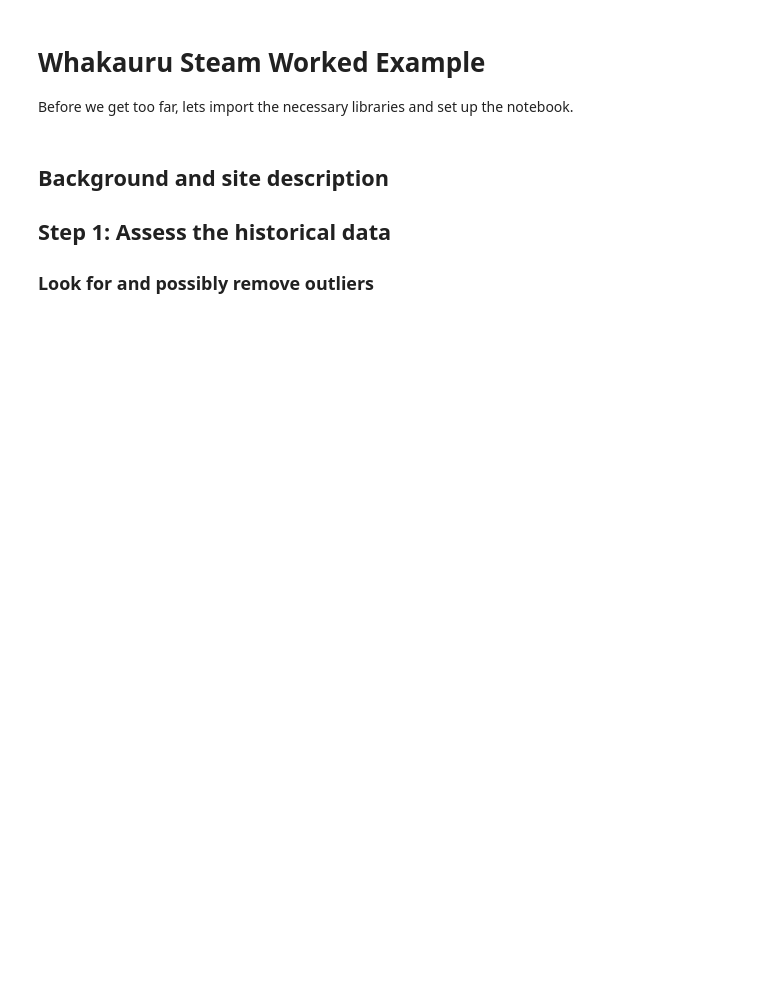
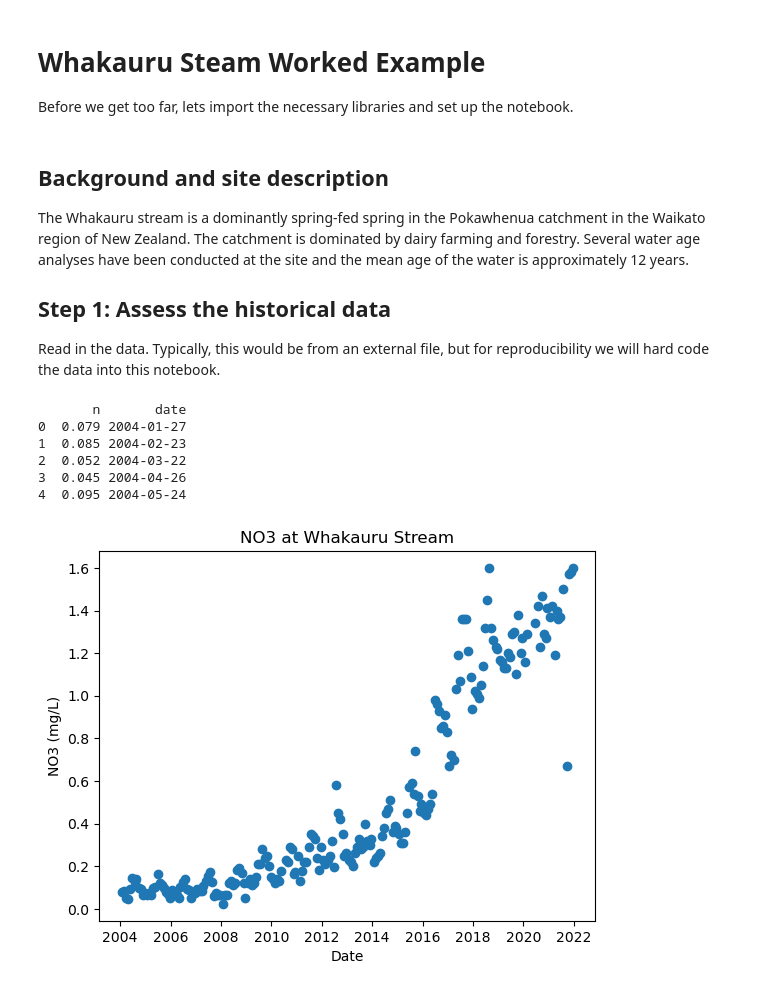
Before and after one commit to Komanawa-Solutions-Ltd/gw_detect_power-worked-examples, a Jupyter notebook: Whakauru_Stream_Worked_example.ipynb, the cells around one changed output. Saved outputs shown, nothing was run; the diff lists cells and outputs as text; code cells hidden in the pictures; blank space fills up the shorter version.

Commit message:
finish Whakauru_Stream_Worked_example.ipynb

```diff
--- a/Whakauru_Stream_Worked_example.ipynb
+++ b/Whakauru_Stream_Worked_example.ipynb
@@ -6,6 +15,84 @@ Before we get too far, lets import the necessary libraries and set up the notebo
 
 ## Background and site description
 
+The Whakauru stream is a dominantly spring-fed spring in the Pokawhenua catchment in the Waikato region of New Zealand.  The catchment is dominated by dairy farming and forestry.  Several water age analyses have been conducted at the site and the mean age of the water is approximately 12 years.
+
+
 ## Step 1: Assess the historical data
 
-### Look for and possibly remove outliers
+Read in the data.  Typically, this would be from an external file, but for reproducibility we will hard code the data into this notebook.
+# %%
+raw_n_vals = np.array([0.079, 0.085, 0.052, 0.045, 0.095, 0.143, 0.125, 0.141, 0.098,
+                       0.091, 0.065, 0.072, 0.064, 0.072, 0.065, 0.1, 0.103, 0.164,
+                       0.123, 0.113, 0.099, 0.079, 0.068, 0.053, 0.087, 0.07, 0.065,
+                       0.05, 0.101, 0.127, 0.14, 0.094, 0.086, 0.051, 0.079, 0.072,
+                       0.094, 0.082, 0.084, 0.105, 0.13, 0.153, 0.174, 0.128, 0.061,
+                       0.075, 0.066, 0.067, 0.023, 0.066, 0.064, 0.12, 0.13, 0.11,
+                       0.12, 0.18, 0.19, 0.17, 0.12, 0.051, 0.12, 0.14, 0.11,
+                       0.12, 0.15, 0.21, 0.21, 0.28, 0.24, 0.25, 0.2, 0.15,
+                       0.14, 0.12, 0.14, 0.132, 0.176, 0.23, 0.22, 0.29, 0.28,
+                       0.164, 0.171, 0.25, 0.131, 0.178, 0.22, 0.22, 0.29, 0.35,
+                       0.34, 0.33, 0.24, 0.183, 0.29, 0.23, 0.21, 0.23, 0.25,
+                       0.32, 0.197, 0.58, 0.45, 0.42, 0.35, 0.25, 0.26, 0.23,
+                       0.22, 0.2, 0.26, 0.29, 0.33, 0.28, 0.29, 0.4, 0.32,
+                       0.3, 0.33, 0.22, 0.24, 0.25, 0.26, 0.34, 0.38, 0.45,
+                       0.47, 0.51, 0.36, 0.39, 0.38, 0.35, 0.31, 0.31, 0.36,
+                       0.45, 0.57, 0.59, 0.54, 0.74, 0.53, 0.46, 0.49, 0.45,
+                       0.44, 0.47, 0.49, 0.54, 0.98, 0.96, 0.93, 0.85, 0.86,
+                       0.91, 0.83, 0.67, 0.72, 0.7, 1.03, 1.19, 1.07, 1.36,
+                       1.36, 1.36, 1.21, 1.09, 0.94, 1.02, 1.01, 0.99, 1.05,
+                       1.14, 1.32, 1.45, 1.6, 1.32, 1.26, 1.23, 1.22, 1.17,
+                       1.16, 1.13, 1.13, 1.2, 1.18, 1.29, 1.3, 1.1, 1.38,
+                       1.2, 1.27, 1.16, 1.29, 1.34, 1.42, 1.23, 1.47, 1.29,
+                       1.27, 1.41, 1.37, 1.42, 1.19, 1.4, 1.36, 1.37, 1.5,
+                       0.67, 1.57, 1.58, 1.6])
+
+raw_n_dates = np.array(
+    ['2004-01-27', '2004-02-23', '2004-03-22', '2004-04-26', '2004-05-24', '2004-06-22', '2004-07-27', '2004-08-23',
+     '2004-09-28', '2004-10-25', '2004-11-22', '2004-12-20', '2005-01-24', '2005-02-20', '2005-03-22', '2005-04-26',
+     '2005-05-24', '2005-06-27', '2005-07-25', '2005-08-23', '2005-09-28', '2005-10-24', '2005-11-21', '2005-12-18',
+     '2006-01-23', '2006-02-20', '2006-03-29', '2006-04-26', '2006-05-22', '2006-06-27', '2006-07-23', '2006-08-22',
+     '2006-09-25', '2006-10-24', '2006-11-27', '2006-12-19', '2007-01-23', '2007-02-27', '2007-03-27', '2007-04-23',
+     '2007-05-29', '2007-06-25', '2007-07-24', '2007-08-27', '2007-09-23', '2007-10-23', '2007-11-25', '2007-12-16',
+     '2008-01-29', '2008-02-26', '2008-03-25', '2008-04-21', '2008-05-28', '2008-06-24', '2008-07-21', '2008-08-25',
+     '2008-09-22', '2008-10-27', '2008-11-25', '2008-12-16', '2009-01-27', '2009-02-23', '2009-03-24', '2009-04-27',
+     '2009-05-27', '2009-06-22', '2009-07-27', '2009-08-24', '2009-09-28', '2009-10-26', '2009-11-23', '2009-12-21',
+     '2010-01-24', '2010-02-21', '2010-03-22', '2010-04-27', '2010-05-24', '2010-07-28', '2010-08-24', '2010-09-27',
+     '2010-10-25', '2010-11-21', '2010-12-14', '2011-01-24', '2011-02-21', '2011-03-21', '2011-04-26', '2011-05-24',
+     '2011-06-28', '2011-07-26', '2011-08-22', '2011-09-26', '2011-10-24', '2011-11-21', '2011-12-19', '2012-01-25',
+     '2012-02-15', '2012-03-26', '2012-04-25', '2012-05-28', '2012-06-26', '2012-07-23', '2012-08-28', '2012-09-24',
+     '2012-10-28', '2012-11-25', '2012-12-18', '2013-01-28', '2013-02-25', '2013-03-25', '2013-04-22', '2013-05-28',
+     '2013-06-24', '2013-07-23', '2013-08-26', '2013-09-23', '2013-10-21', '2013-11-25', '2013-12-15', '2014-01-27',
+     '2014-02-24', '2014-03-24', '2014-04-21', '2014-05-27', '2014-06-24', '2014-07-22', '2014-08-25', '2014-09-22',
+     '2014-10-27', '2014-11-24', '2014-12-15', '2015-01-26', '2015-02-25', '2015-03-23', '2015-04-28', '2015-05-26',
+     '2015-06-23', '2015-07-28', '2015-08-25', '2015-09-20', '2015-10-26', '2015-11-23', '2015-12-15', '2016-01-25',
+     '2016-02-22', '2016-03-21', '2016-04-25', '2016-05-23', '2016-06-27', '2016-07-25', '2016-08-23', '2016-09-26',
+     '2016-10-24', '2016-11-21', '2016-12-14', '2017-01-23', '2017-02-21', '2017-03-27', '2017-04-25', '2017-05-22',
+     '2017-06-26', '2017-07-24', '2017-08-21', '2017-09-25', '2017-10-23', '2017-11-27', '2017-12-18', '2018-01-29',
+     '2018-02-26', '2018-03-26', '2018-04-22', '2018-05-22', '2018-06-26', '2018-07-23', '2018-08-27', '2018-09-24',
+     '2018-10-22', '2018-11-26', '2018-12-17', '2019-01-28', '2019-02-25', '2019-03-25', '2019-04-22', '2019-05-27',
+     '2019-06-24', '2019-07-22', '2019-08-26', '2019-09-23', '2019-10-21', '2019-11-25', '2019-12-17', '2020-01-27',
+     '2020-02-24', '2020-06-22', '2020-07-28', '2020-08-24', '2020-09-21', '2020-10-26', '2020-11-24', '2020-12-15',
+     '2021-01-26', '2021-02-23', '2021-03-29', '2021-04-27', '2021-05-18', '2021-06-21', '2021-07-26', '2021-09-22',
+     '2021-10-25', '2021-11-22', '2021-12-19']
+
+)
+
+ndata = pd.DataFrame({'n': raw_n_vals, 'date': pd.to_datetime(raw_n_dates)})
+
+print(ndata.head())
+
+fig, ax = plt.subplots()
+ax.scatter(ndata['date'], ndata['n'])
+ax.set_ylabel('NO3 (mg/L)')
+ax.set_xlabel('Date')
+ax.set_title('NO3 at Whakauru Stream')
+plt.show()
+# %% [output]
+       n       date
+0  0.079 2004-01-27
+1  0.085 2004-02-23
+2  0.052 2004-03-22
+3  0.045 2004-04-26
+4  0.095 2004-05-24
+[figure, added]
```
Also changed, not shown: parts of 19 cells of this notebook.
